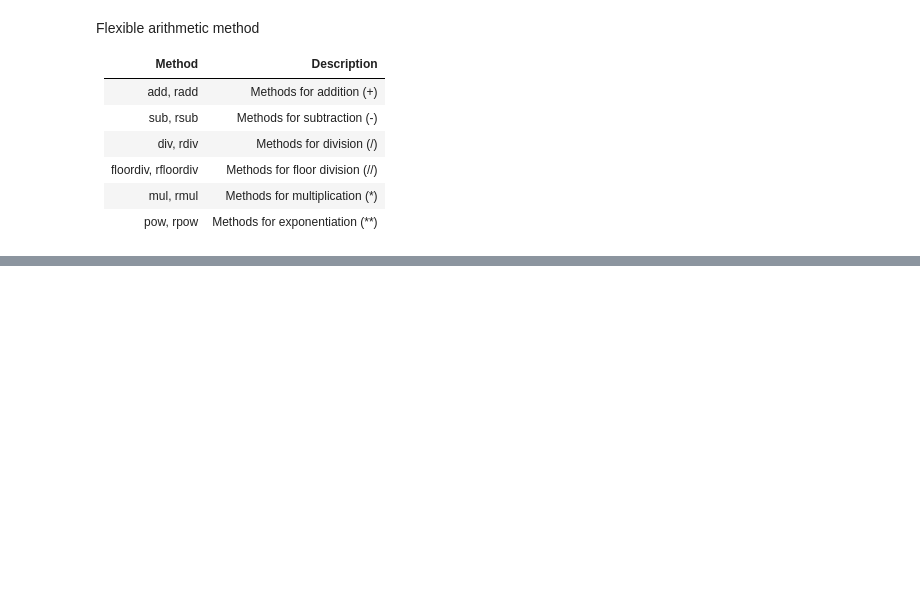
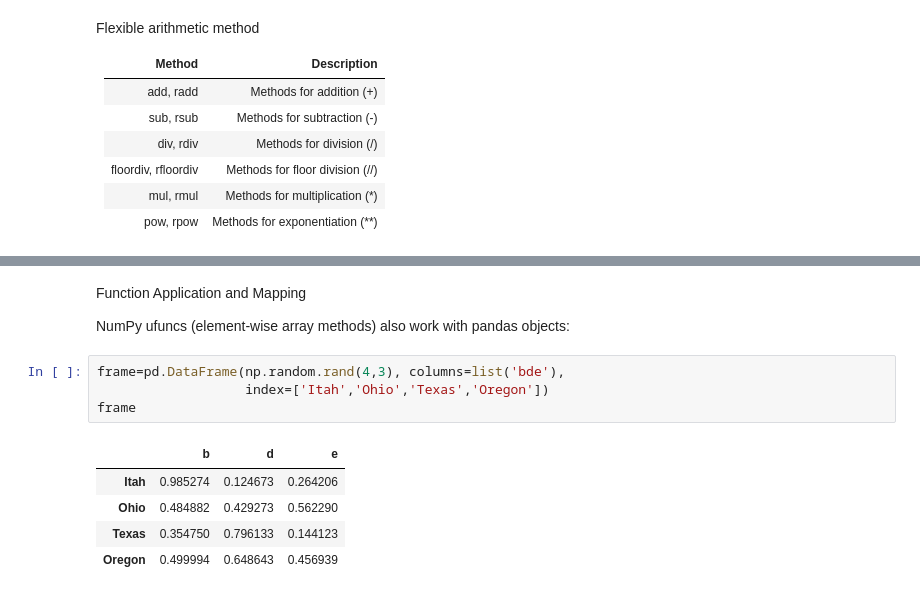
Before and after one commit to Otifredrick/Data-Science-Training-, a Jupyter notebook: pandas_training/Understanding pandas data structures.ipynb, the cells around one changed output, grey strips where cells are left out. Cells and saved outputs as stored; diff of their text form; blank space fills up the shorter version.

Commit message:
Mapping

```diff
--- a/pandas_training/Understanding pandas data structures.ipynb
+++ b/pandas_training/Understanding pandas data structures.ipynb
@@ -632,0 +705,14 @@ Flexible arithmetic method
+# %% [markdown]
+Function Application and Mapping
+
+NumPy ufuncs (element-wise array methods) also work with pandas objects:
+# %%
+frame=pd.DataFrame(np.random.rand(4,3), columns=list('bde'),
+                   index=['Itah','Ohio','Texas','Oregon'])
+frame
+# %% [output]
+|  | b | d | e |
+| Itah | 0.985274 | 0.124673 | 0.264206 |
+| Ohio | 0.484882 | 0.429273 | 0.562290 |
+| Texas | 0.354750 | 0.796133 | 0.144123 |
+| Oregon | 0.499994 | 0.648643 | 0.456939 |
```
Also changed, not shown: parts of 14 cells of this notebook, 4 other files.
